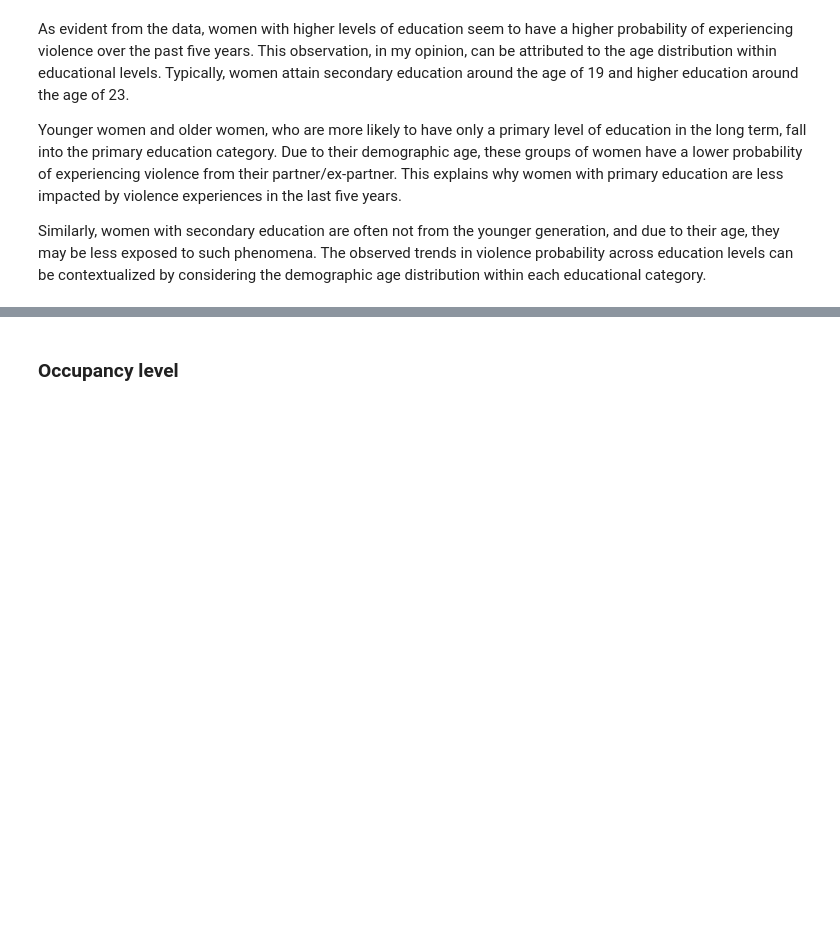
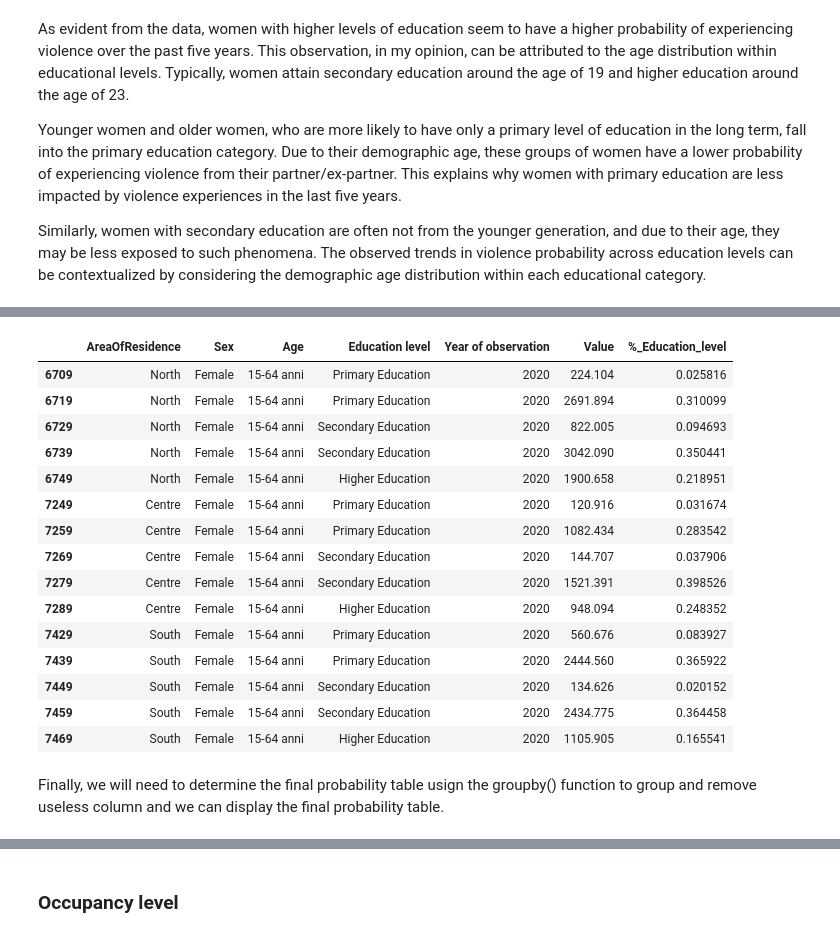
Before and after one commit to Cecilia8989/PfDA_Assignement, a Jupyter notebook: PfDA_Project_1.ipynb, the cells around one changed output, grey strips where cells are left out. Cells and saved outputs as stored; diff of their text form; code cells hidden in the pictures; blank space fills up the shorter version.

Commit message:
education level

```diff
--- a/PfDA_Project_1.ipynb
+++ b/PfDA_Project_1.ipynb
@@ -717,0 +611,19 @@ KeyError: 'Territory'
+# %%
+# keep only the rows with value "2020" in the 'Year of observation' column
+education_level_italy = education_level_italy.loc[education_level_italy['Year of observation'] == '2020']
+
+# Remove rows with 'totale' value in the 'Education level' columns
+education_level_italy = education_level_italy.loc[education_level_italy['Education level'] != 'totale']
+# %%
+# List of values to be selected from the 'Region' column
+filter_list = ['Nord-est', 'Nord-ovest', 'Italia']
+
+# Filter the DataFrame 'Instruction_level_italy' to exclude rows where 'Territorio' is in the 'filter_list'
+education_level_italy = education_level_italy.loc[~education_level_italy['AreaOfResidence'].isin(filter_list)]
+
+# replace mezzogiorno, centro and nord
+value_to_be_replaced = {"Mezzogiorno": "South",
+                        "Centro": "Centre",
+                        "Nord":"North"
+                        }
+education_level_italy['AreaOfResidence'] = education_level_italy['AreaOfResidence'].replace(value_to_be_replaced)
@@ -717,0 +646,10 @@ KeyError: 'Territory'
+# %%
+
+# substitute the value that contain the word "scuola" in the education level column with 'Primary education'A
+education_level_italy.loc[education_level_italy['Education level'].str.contains('scuola'), 'Education level'] = 'Primary Education'
+
+# substitute the value that contain the word "diploma" in the education level column with 'high school'
+education_level_italy.loc[education_level_italy['Education level'].str.contains('diploma'), 'Education level'] = 'Secondary Education'
+
+# substitute the value that contain the word "laurea" in the education level column with 'higher education'
+education_level_italy.loc[education_level_italy['Education level'].str.contains('laurea'), 'Education level'] = 'Higher Education'
@@ -717,0 +687,27 @@ KeyError: 'Territory'
+# %%
+# Group the data by 'Region' and calculate the sum of 'Value' for each group
+region_groups = education_level_italy.groupby('AreaOfResidence')['Value'].sum()
+
+# Calculate the probability percentage for each region
+education_level_italy['%_Education_level'] = education_level_italy['Value'] / education_level_italy['AreaOfResidence'].map(region_groups)
+# %%
+education_level_italy
+# %% [output]
+|  | AreaOfResidence | Sex | Age | Education level | Year of observation | Value | %_Education_level |
+| 6709 | North | Female | 15-64 anni | Primary Education | 2020 | 224.104 | 0.025816 |
+| 6719 | North | Female | 15-64 anni | Primary Education | 2020 | 2691.894 | 0.310099 |
+| 6729 | North | Female | 15-64 anni | Secondary Education | 2020 | 822.005 | 0.094693 |
+| 6739 | North | Female | 15-64 anni | Secondary Education | 2020 | 3042.090 | 0.350441 |
+| 6749 | North | Female | 15-64 anni | Higher Education | 2020 | 1900.658 | 0.218951 |
+| 7249 | Centre | Female | 15-64 anni | Primary Education | 2020 | 120.916 | 0.031674 |
+| 7259 | Centre | Female | 15-64 anni | Primary Education | 2020 | 1082.434 | 0.283542 |
+| 7269 | Centre | Female | 15-64 anni | Secondary Education | 2020 | 144.707 | 0.037906 |
+| 7279 | Centre | Female | 15-64 anni | Secondary Education | 2020 | 1521.391 | 0.398526 |
+| 7289 | Centre | Female | 15-64 anni | Higher Education | 2020 | 948.094 | 0.248352 |
+| 7429 | South | Female | 15-64 anni | Primary Education | 2020 | 560.676 | 0.083927 |
+| 7439 | South | Female | 15-64 anni | Primary Education | 2020 | 2444.560 | 0.365922 |
+| 7449 | South | Female | 15-64 anni | Secondary Education | 2020 | 134.626 | 0.020152 |
+| 7459 | South | Female | 15-64 anni | Secondary Education | 2020 | 2434.775 | 0.364458 |
+| 7469 | South | Female | 15-64 anni | Higher Education | 2020 | 1105.905 | 0.165541 |
+# %% [markdown]
+Finally, we will need to determine the final probability table usign the groupby() function to group and remove useless column and we can display the final probability table.
```
Also changed, not shown: parts of 57 cells of this notebook.
